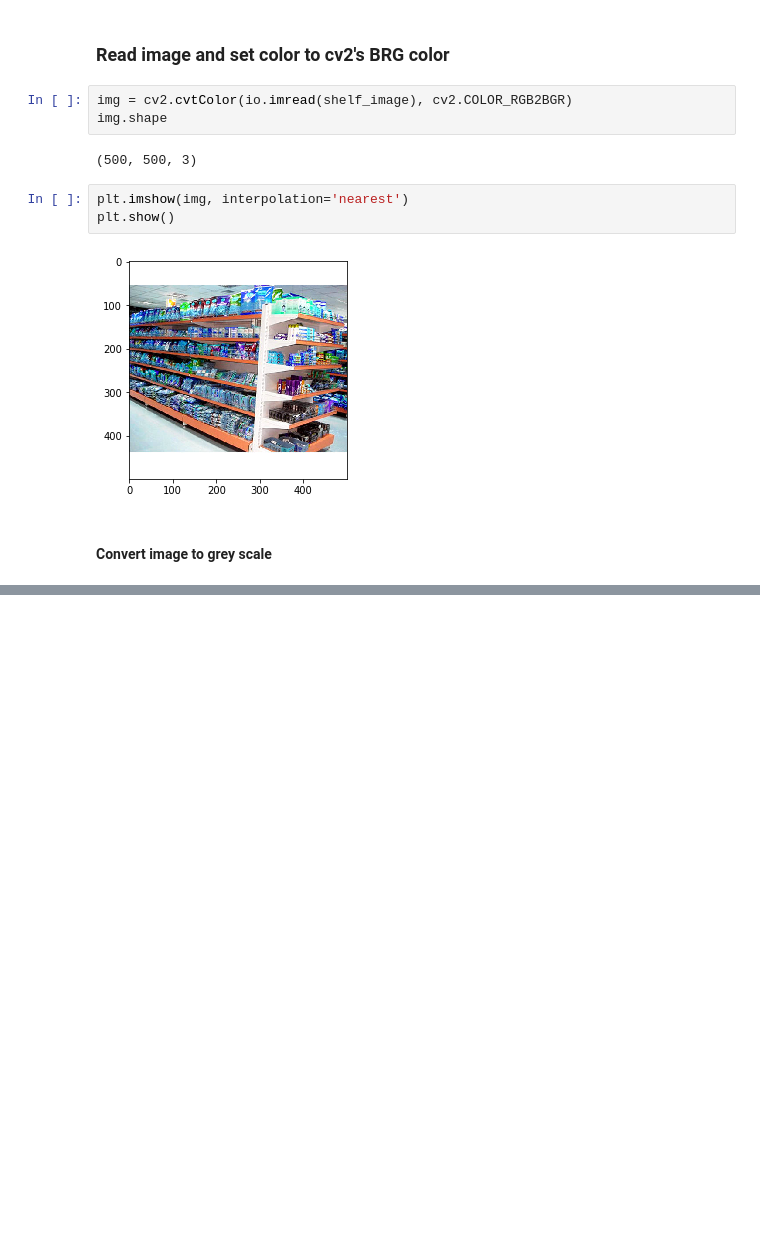
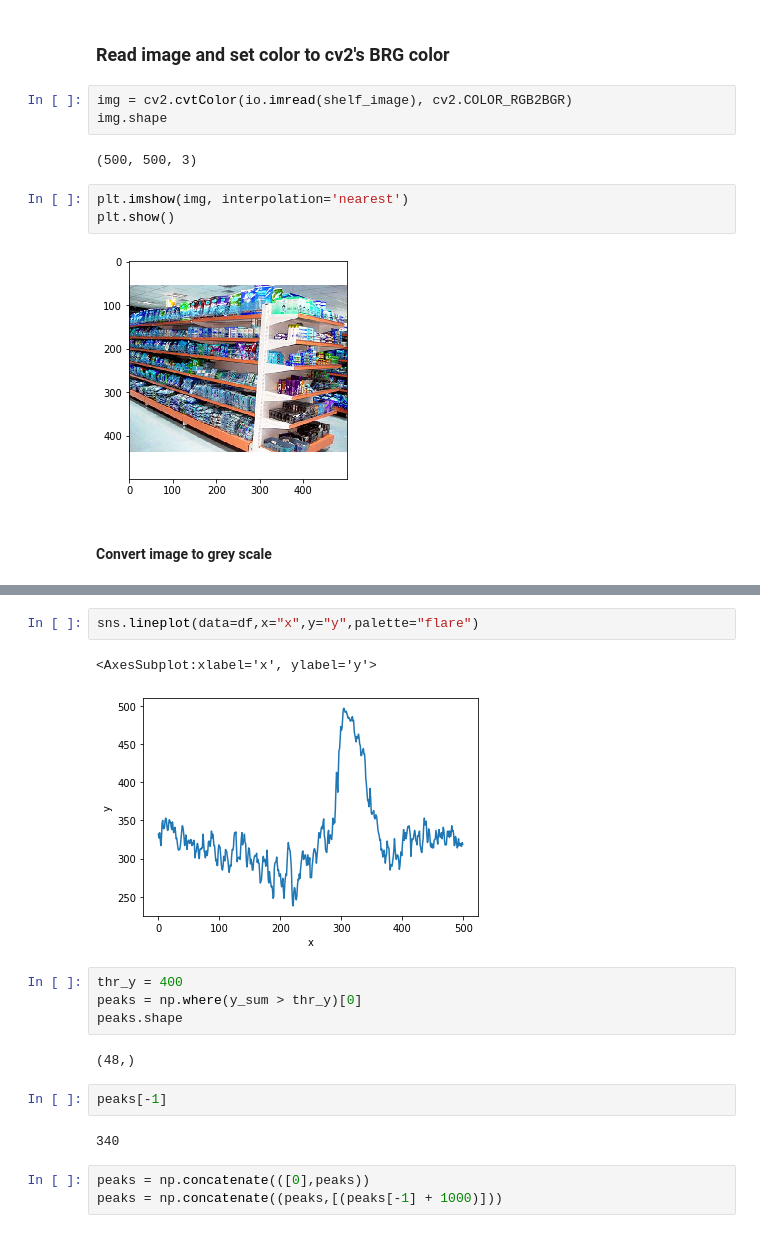
Before and after one commit to D-VPN/Intelligent-Counter-Share-Analyser, a Jupyter notebook: ML Models/dividing-image-by-shelf.ipynb, the cells around one changed output, grey strips where cells are left out. Cells and saved outputs as stored; diff of their text form; blank space fills up the shorter version.

```diff
--- a/ML Models/dividing-image-by-shelf.ipynb
+++ b/ML Models/dividing-image-by-shelf.ipynb
@@ -47,0 +75,18 @@ plt.show()
+# %%
+sns.lineplot(data=df,x="x",y="y",palette="flare")
+# %% [output]
+<AxesSubplot:xlabel='x', ylabel='y'>
+[figure, added]
+# %%
+thr_y = 400
+peaks = np.where(y_sum > thr_y)[0]
+peaks.shape
+# %% [output]
+(48,)
+# %%
+peaks[-1]
+# %% [output]
+340
+# %%
+peaks = np.concatenate(([0],peaks))
+peaks = np.concatenate((peaks,[(peaks[-1] + 1000)]))
```
Also changed, not shown: parts of 18 cells of this notebook, 2 other files.
